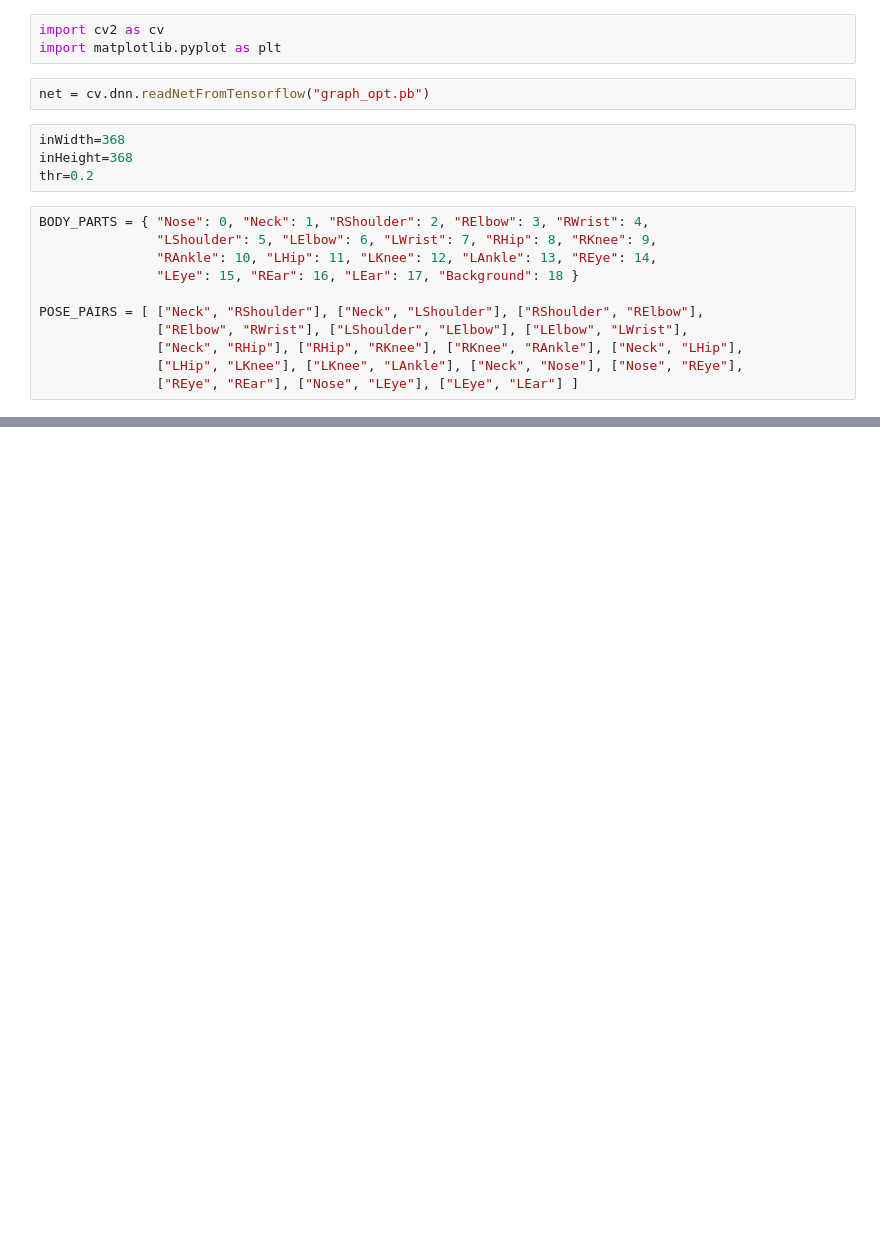
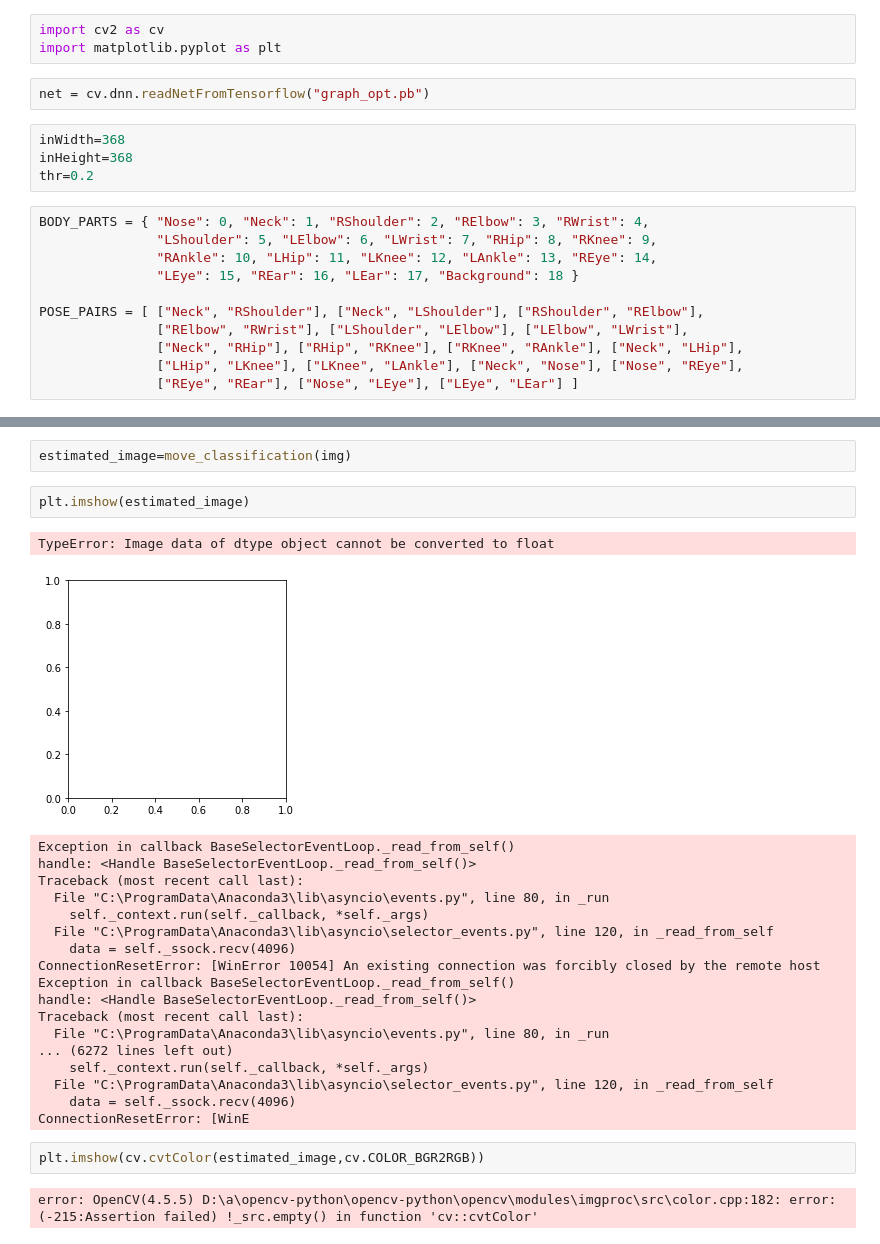
Before and after one commit to rakiiibul/Classification-of-work-out-pose_Deep-learning, a Jupyter notebook: main.ipynb, the cells around one changed output, grey strips where cells are left out. Saved outputs shown, nothing was run; the diff lists cells and outputs as text; blank space fills up the shorter version.

```diff
--- a/main.ipynb
+++ b/main.ipynb
@@ -41,0 +78,28 @@ def move_classification(frame):
+# %%
+estimated_image=move_classification(img)
+# %%
+plt.imshow(estimated_image)
+# %% [output]
+TypeError: Image data of dtype object cannot be converted to float
+[figure, added]
+Exception in callback BaseSelectorEventLoop._read_from_self()
+handle: <Handle BaseSelectorEventLoop._read_from_self()>
+Traceback (most recent call last):
+  File "C:\ProgramData\Anaconda3\lib\asyncio\events.py", line 80, in _run
+    self._context.run(self._callback, *self._args)
+  File "C:\ProgramData\Anaconda3\lib\asyncio\selector_events.py", line 120, in _read_from_self
+    data = self._ssock.recv(4096)
+ConnectionResetError: [WinError 10054] An existing connection was forcibly closed by the remote host
+Exception in callback BaseSelectorEventLoop._read_from_self()
+handle: <Handle BaseSelectorEventLoop._read_from_self()>
+Traceback (most recent call last):
+  File "C:\ProgramData\Anaconda3\lib\asyncio\events.py", line 80, in _run
+... (6272 lines left out)
+    self._context.run(self._callback, *self._args)
+  File "C:\ProgramData\Anaconda3\lib\asyncio\selector_events.py", line 120, in _read_from_self
+    data = self._ssock.recv(4096)
+ConnectionResetError: [WinE
+# %%
+plt.imshow(cv.cvtColor(estimated_image,cv.COLOR_BGR2RGB))
+# %% [output]
+error: OpenCV(4.5.5) D:\a\opencv-python\opencv-python\opencv\modules\imgproc\src\color.cpp:182: error: (-215:Assertion failed) !_src.empty() in function 'cv::cvtColor'
```
Also changed, not shown: parts of 6 cells of this notebook, 2 other files.
